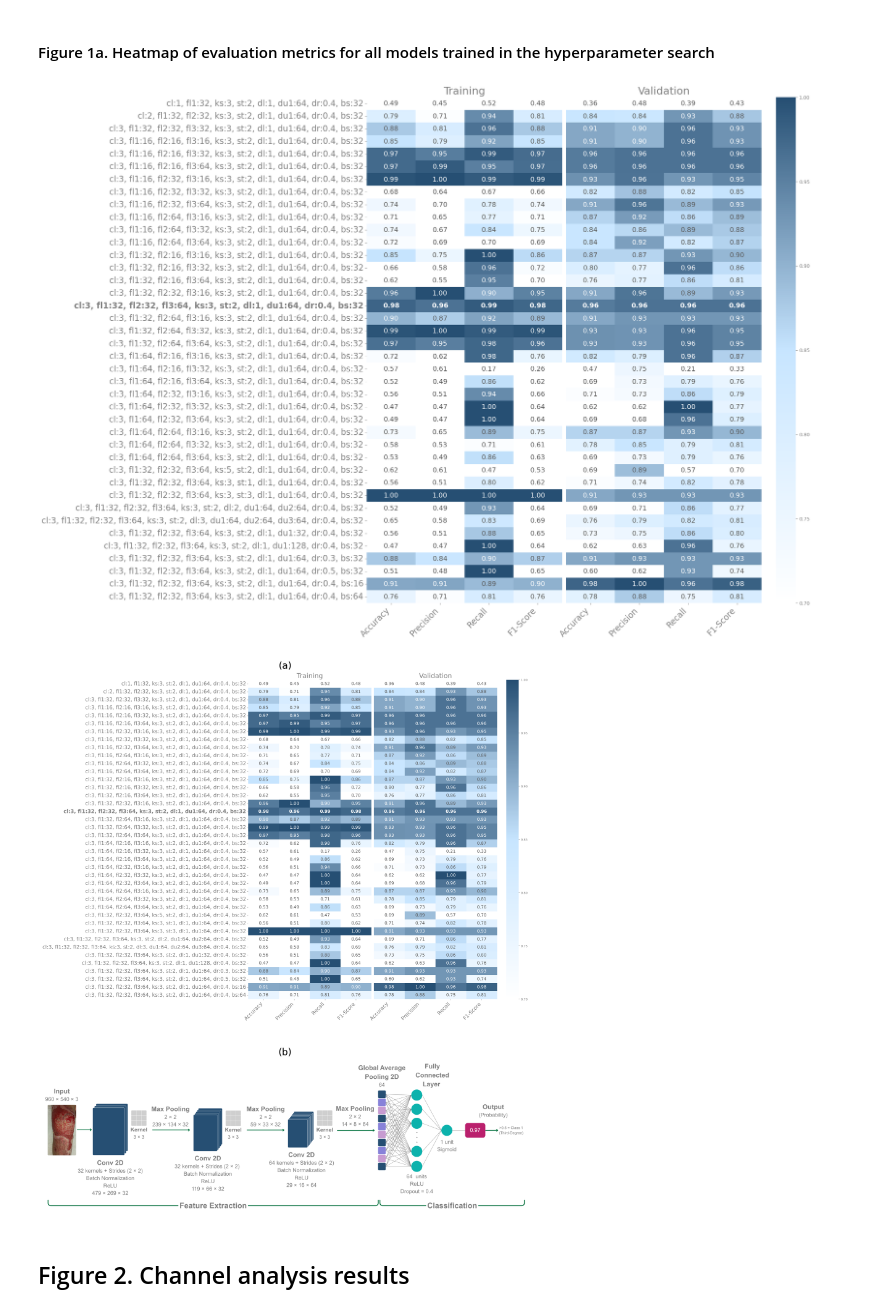
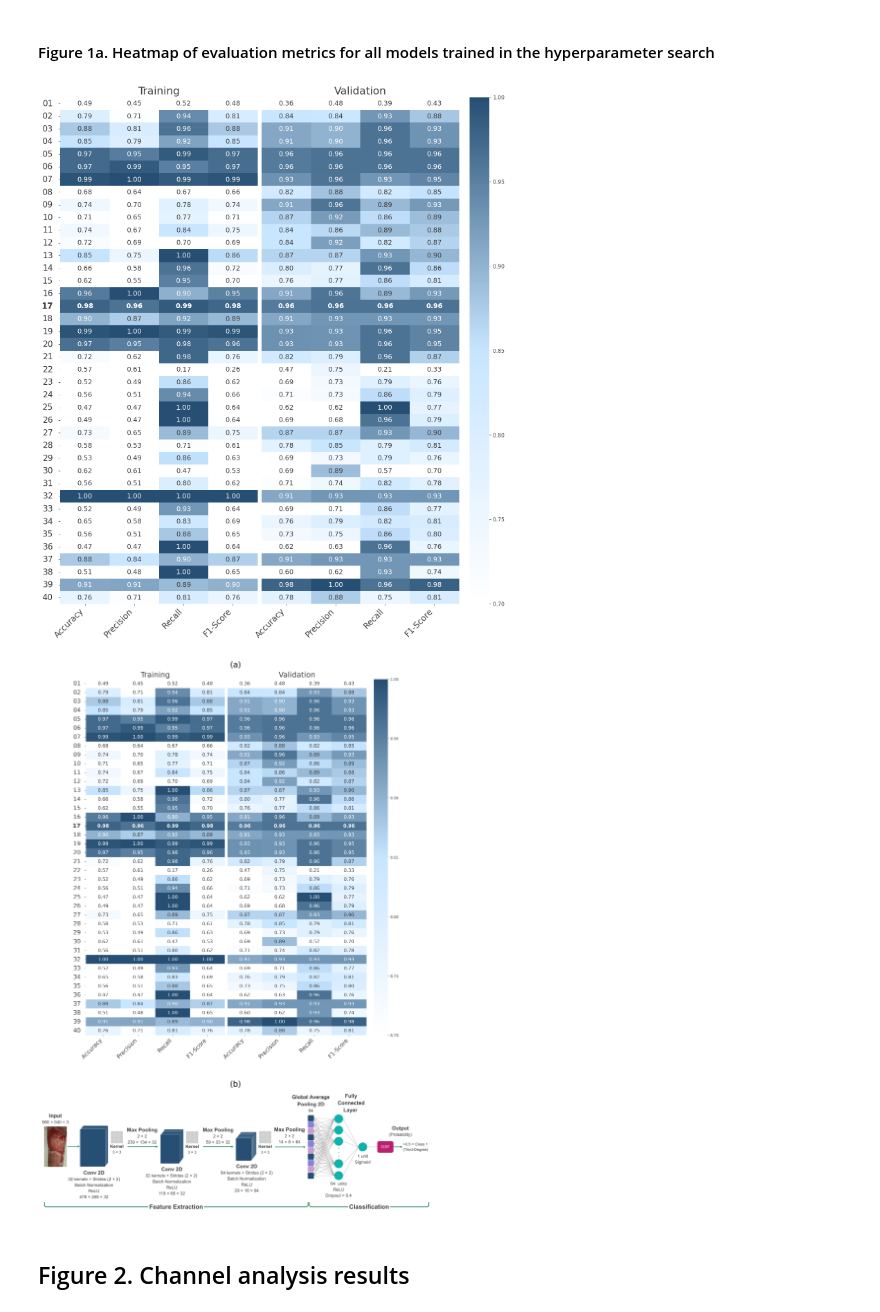
Before and after one commit to yamilemr/Automated-Classification-of-Second-and-Third-Degree-Burn-Images-Using-Convolutional-Neural-Networks, a Jupyter notebook: notebooks/figure_plots.ipynb, the cells around one changed output. Drawn from its saved outputs; the diff is of its cells as text; code cells hidden in the pictures.

Commit message:
Update figure font colors and add graphical abstract

```diff
--- a/notebooks/figure_plots.ipynb
+++ b/notebooks/figure_plots.ipynb
@@ -112,9 +112,9 @@ def adjust_annotation_colors(hm, ax, data, threshold=0.7, light_color='white', d
         else:
             text.set_color(dark_color)
 
-    #Set colorbar tick labels to gray
+    #Set colorbar tick labels to dark_color
     if mesh.colorbar is not None:
-        mesh.colorbar.ax.tick_params(labelcolor='gray', color='gray')
+        mesh.colorbar.ax.tick_params(labelcolor=dark_color, color=dark_color)
 # %%
 def best_model_bold(best_model_name, model_names, ax, hm, n_cols):
     '''
@@ -131,10 +131,13 @@ def best_model_bold(best_model_name, model_names, ax, hm, n_cols):
     Returns:
     - None. The function modifies tick labels and annotations in-place.
     '''
+    #Get the row index of the best-performing model in the heatmap
+    best_row = np.where(model_names == best_model_name)[0][0]
+
     #Bold the y-axis label corresponding to the best model
-    for tick_label in ax.get_yticklabels():
-        if tick_label.get_text() == best_model_name:
-            tick_label.set_fontweight('bold')
+    yticklabels = ax.get_yticklabels()
+    if best_row < len(yticklabels):
+        yticklabels[best_row].set_fontweight('bold')
 
     #Bold the annotation values (heatmap cells) corresponding to the best model row
     for i, text in enumerate(hm.texts):
@@ -159,70 +162,74 @@ data_train = df[train_metrics].values
 data_val = df[val_metrics].values
 
 #Retrieve model configuration names (each row corresponds to one trained model)
 model_names = df['Name'].values
+model_labels = [f'{i:02d}' for i in range(1, len(model_names) + 1)] #Create numeric labels: 01, 02, 03, ...
 
 #Define a custom color gradient for heatmap visualization
 colors = ['#ffffff', '#c7e5ff', '#264f73']
 custom_cmap = LinearSegmentedColormap.from_list('custom_blue', colors)
 
 #Create figure with GridSpec layout (two heatmaps of equal width and a dedicated axis for the colorbar)
 fig = plt.figure(figsize=(16, 19))
 
-gs = fig.add_gridspec(1, 2, width_ratios=[1, 0.05], wspace=0.07) #Main grid: heatmaps + colorbar
+gs = fig.add_gridspec(1, 2, width_ratios=[1, 0.05], wspace=0.05) #Main grid: heatmaps + colorbar
 gs_hm = gs[0].subgridspec(1, 2, wspace=0.02) #Grid only for heatmaps (controls their separation)
 
 ax1 = fig.add_subplot(gs_hm[0]) #Training metrics heatmap
 ax2 = fig.add_subplot(gs_hm[1]) #Validation metrics heatmap
 cax = fig.add_subplot(gs[1]) #Dedicated axis for the shared colorbar
 
 #Training
 hm_train = sns.heatmap(data_train, annot=True, fmt='.2f', cmap=custom_cmap, vmin=0.7, vmax=1.0,
-                       xticklabels=metrics, yticklabels=model_names, ax=ax1, cbar=False, annot_kws={'size': 14})
-ax1.set_title('Training', fontsize=22, color='gray')
-ax1.set_xticklabels(ax1.get_xticklabels(), rotation=45, ha='right', fontsize=17, color='gray')
-ax1.set_yticklabels(ax1.get_yticklabels(), rotation=0, fontsize=17, color='gray')
-ax1.tick_params(axis='both', color='gray')
-adjust_annotation_colors(hm_train, ax1, data_train, threshold=0.68, light_color='white', dark_color='#585858')
+                       xticklabels=metrics, yticklabels=model_labels, ax=ax1, cbar=False, annot_kws={'size': 14})
+ax1.set_title('Training', fontsize=22, color='#3d3d3d')
+ax1.set_xticklabels(ax1.get_xticklabels(), rotation=45, ha='right', fontsize=17, color='#3d3d3d')
+ax1.set_yticklabels(ax1.get_yticklabels(), rotation=0, fontsize=17, color='#3d3d3d')
+ax1.tick_params(axis='x', color='#3d3d3d')
+ax1.tick_params(axis='y', pad=12, color='#3d3d3d')
+adjust_annotation_colors(hm_train, ax1, data_train, threshold=0.68, light_color='white', dark_color='#3d3d3d')
 best_model_bold('cl:3, fl1:32, fl2:32, fl3:64, ks:3, st:2, dl:1, du1:64, dr:0.4, bs:32', model_names, ax1, hm_train, n_cols=len(metrics))
 
 #Validation
 hm_val = sns.heatmap(data_val, annot=True, fmt='.2f', cmap=custom_cmap, vmin=0.7, vmax=1.0,
                      xticklabels=metrics, yticklabels=False, ax=ax2, cbar_ax=cax, annot_kws={'size': 14})
-ax2.set_title('Validation', fontsize=22, color='gray')
-ax2.set_xticklabels(ax2.get_xticklabels(), rotation=45, ha='right', fontsize=17, color='gray')
-ax2.tick_params(axis='both', color='gray')
-adjust_annotation_colors(hm_val, ax2, data_val, threshold=0.68, light_color='white', dark_color='#585858')
+cax.tick_params(labelsize=11)
+ax2.set_title('Validation', fontsize=22, color='#3d3d3d')
+ax2.set_xticklabels(ax2.get_xticklabels(), rotation=45, ha='right', fontsize=17, color='#3d3d3d')
+ax2.tick_params(axis='both', color='#3d3d3d')
+adjust_annotation_colors(hm_val, ax2, data_val, threshold=0.68, light_color='white', dark_color='#3d3d3d')
 best_model_bold('cl:3, fl1:32, fl2:32, fl3:64, ks:3, st:2, dl:1, du1:64, dr:0.4, bs:32', model_names, ax2, hm_val, n_cols=len(metrics))
 
 #Save figure
-plt.savefig('../figures/1a_heatmap_hyperparameter_search.png', dpi=500, bbox_inches='tight')
+plt.savefig('../figures/1a_heatmap_hyperparameter_search.png', dpi=700, bbox_inches='tight')
 plt.show()
 # %% [output]
-[figure, old version]
+[figure, new version]
 # %%
 #Load previously generated figures
 img_a = cv2.imread('../figures/1a_heatmap_hyperparameter_search.png')
 img_b = cv2.imread('../figures/1b_architecture_hyperparameter_search.png')
 
 #Create a vertically stacked figure with two panels (the first panel (heatmap) is given more vertical space)
-fig, ax = plt.subplots(2, 1, figsize=(22, 27), gridspec_kw={'height_ratios': [1.4, 1]})
+fig, ax = plt.subplots(2, 1, figsize=(22, 25), gridspec_kw={'height_ratios': [1.7, 0.55]})
 
 #(a) Hyperparameter search heatmap
 ax[0].imshow(cv2.cvtColor(img_a, cv2.COLOR_BGR2RGB))
-ax[0].set_title('(a)', fontsize='30')
+ax[0].set_title('(a)', fontsize='25')
 ax[0].axis('off')
 
 #(b) Best architecture
 ax[1].imshow(cv2.cvtColor(img_b, cv2.COLOR_BGR2RGB))
-ax[1].set_title('(b)', fontsize='30')
+ax[1].set_title('(b)', fontsize='25')
 ax[1].axis('off')
 
 #Adjust layout and save figure
 plt.tight_layout()
-plt.savefig('../figures/figure_1.png', dpi=600, bbox_inches='tight')
+plt.subplots_adjust(hspace=0.1)
+plt.savefig('../figures/figure_1.png', dpi=700, bbox_inches='tight')
 plt.show()
 # %% [output]
-[figure, old version]
+[figure, new version]
 # %% [markdown]
 ## Figure 2. Channel analysis results
 # %%
```
Also changed, not shown: parts of 6 cells of this notebook, 10 other files.
